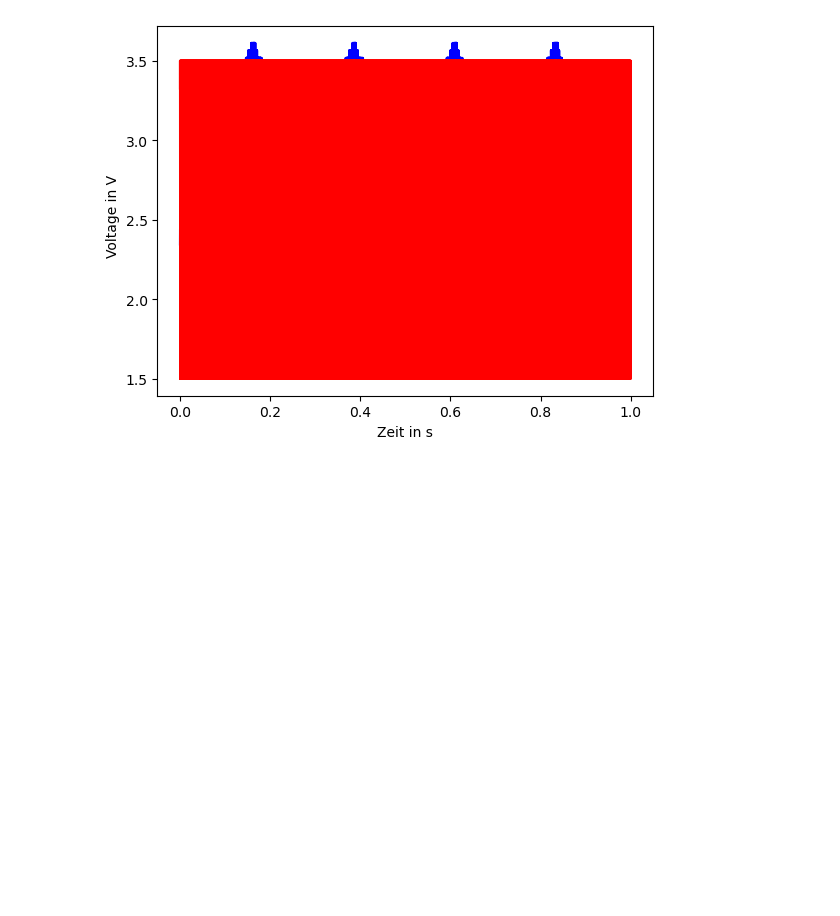
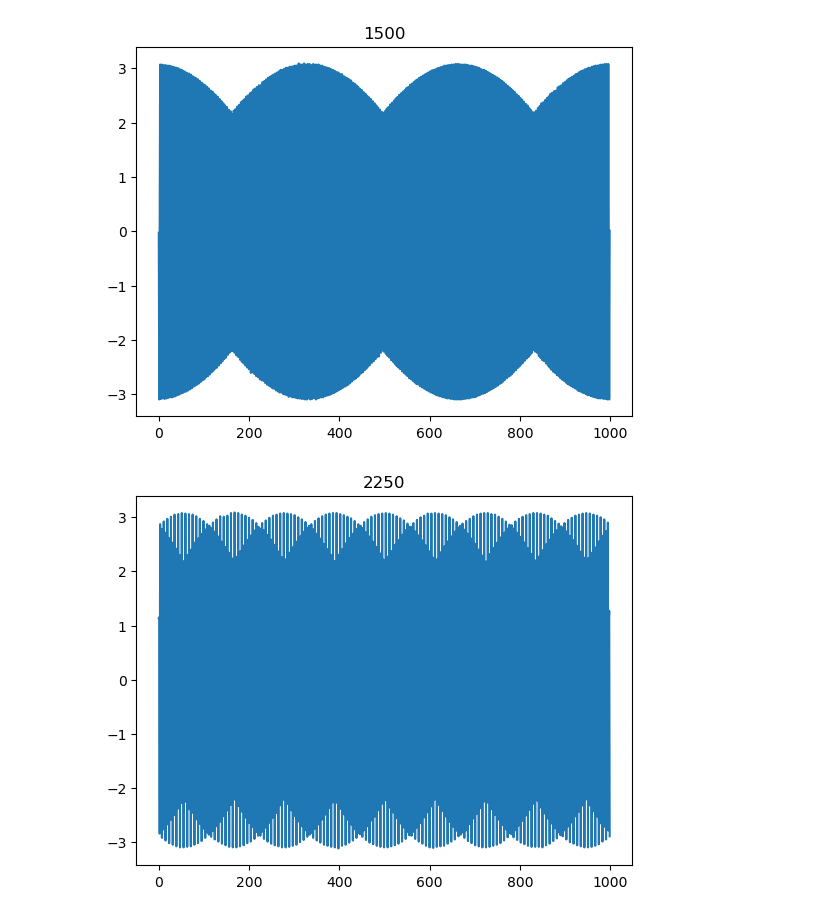
Before and after one commit to hannesbrugger/Signale-und-Systeme, a Jupyter notebook: Versuch5/versuch5.ipynb, the cells around one changed output. Cells and saved outputs as stored; diff of their text form; code cells hidden in the pictures; blank space fills up the shorter version.

```diff
--- a/Versuch5/versuch5.ipynb
+++ b/Versuch5/versuch5.ipynb
@@ -44,13 +70,13 @@ print(quantiFehlerTheo)
-# %%
-zeit, voltage = np.genfromtxt(os.getcwd() + "/Messdaten/DA-SinusSchwingung.csv", delimiter=";", skip_header=3, usecols=(0,1)).T
-t = np.linspace(0, 1, 100000)
-y = np.sin(t)
-sinwave = 2.5 + np.sin(np.arange(0, 10000, 0.009999)[97:])
-
-plt.plot(zeit, voltage,'b')
-plt.plot(zeit, sinwave,'r')
-plt.xlabel("Zeit in s")
-plt.ylabel("Voltage in V  ")
-plt.show()
-# %% [output]
-[figure, removed]
+# %%
+data = {}
+for i in np.arange(1500, 6750, 750):
+    data[i] = np.load(os.getcwd() + f"/Messdaten/data{i}.npy")
+
+for i, (k, v) in enumerate(data.items()):
+    # plt.subplot(3,3,i+1)
+    plt.plot(v)
+    plt.title(k)
+    plt.show()
+# %% [output]
+[figure, added]
+[figure, added]
```
Also changed, not shown: parts of 14 cells of this notebook.
